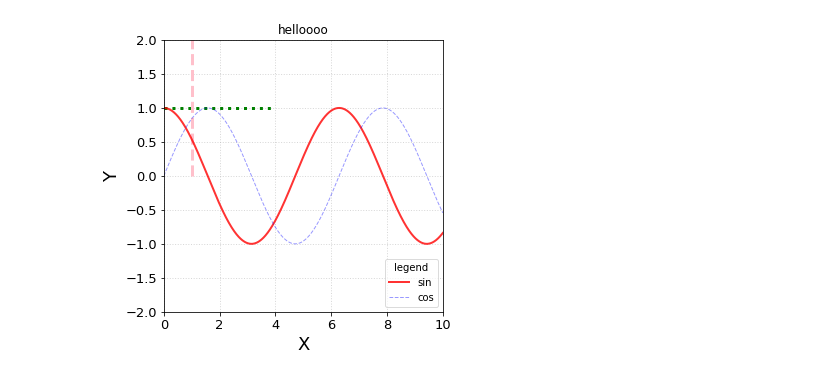
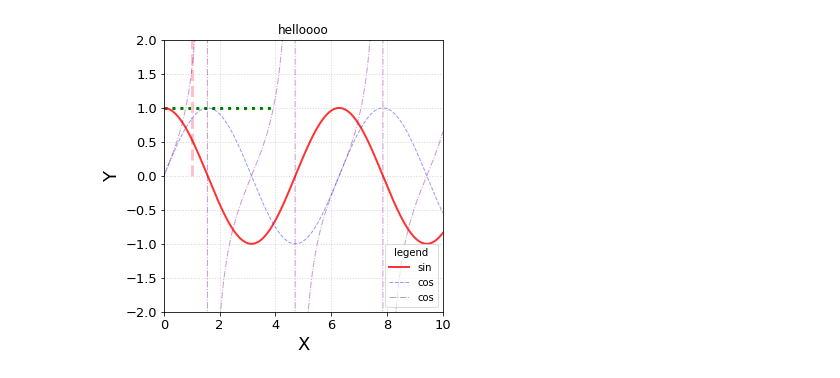
Before and after one commit to kanti92/CodeAstro_project, a Jupyter notebook: first_class.ipynb, the cells around one changed output. Cells and saved outputs as stored; diff of their text form; code cells hidden in the pictures.

```diff
--- a/first_class.ipynb
+++ b/first_class.ipynb
@@ -6,24 +6,26 @@ import seaborn as sns
 x  = np.linspace(0, 10, 1000)
 y1 = np.cos(x)
 y2 = np.sin(x)
+y3 = np.tan(x)
 # %%
 fig = plt.figure(figsize=(5,5))
 plt.plot(x,y1, c='red', linestyle='-', alpha = 0.8, label='sin', linewidth=2)
 plt.plot(x,y2, c='blue', linestyle='dashed', alpha = 0.4, label='cos', linewidth=1)
+plt.plot(x,y3, c='purple', linestyle='-.', alpha = 0.4, label='cos', linewidth=1)
 plt.grid(linestyle=':', linewidth =1, alpha=0.5)
 plt.hlines(y = 1, xmin = 0, xmax = 4, color='green', linestyle=':', linewidth =3)
 plt.vlines(x = 1, ymin = 0, ymax = 4, color='pink', linestyle='--', linewidth =3)
 plt.xlim(0,10)
 plt.ylim(-2,2)
 plt.xticks(fontsize=13)
 plt.yticks(fontsize=13)
 plt.xlabel('X', fontsize=18)
 plt.ylabel('Y', fontsize=18)
 plt.title('helloooo', loc='center')
 plt.legend(loc=4, ncol=1, framealpha=0.7, title='legend', markerscale=0.3)
 plt.show()
 # %% [output]
-[figure, old version]
+[figure, new version]
 # %%
 
 fig = plt.figure(figsize=(5,5))
```
Also changed, not shown: parts of 1 cell of this notebook.
